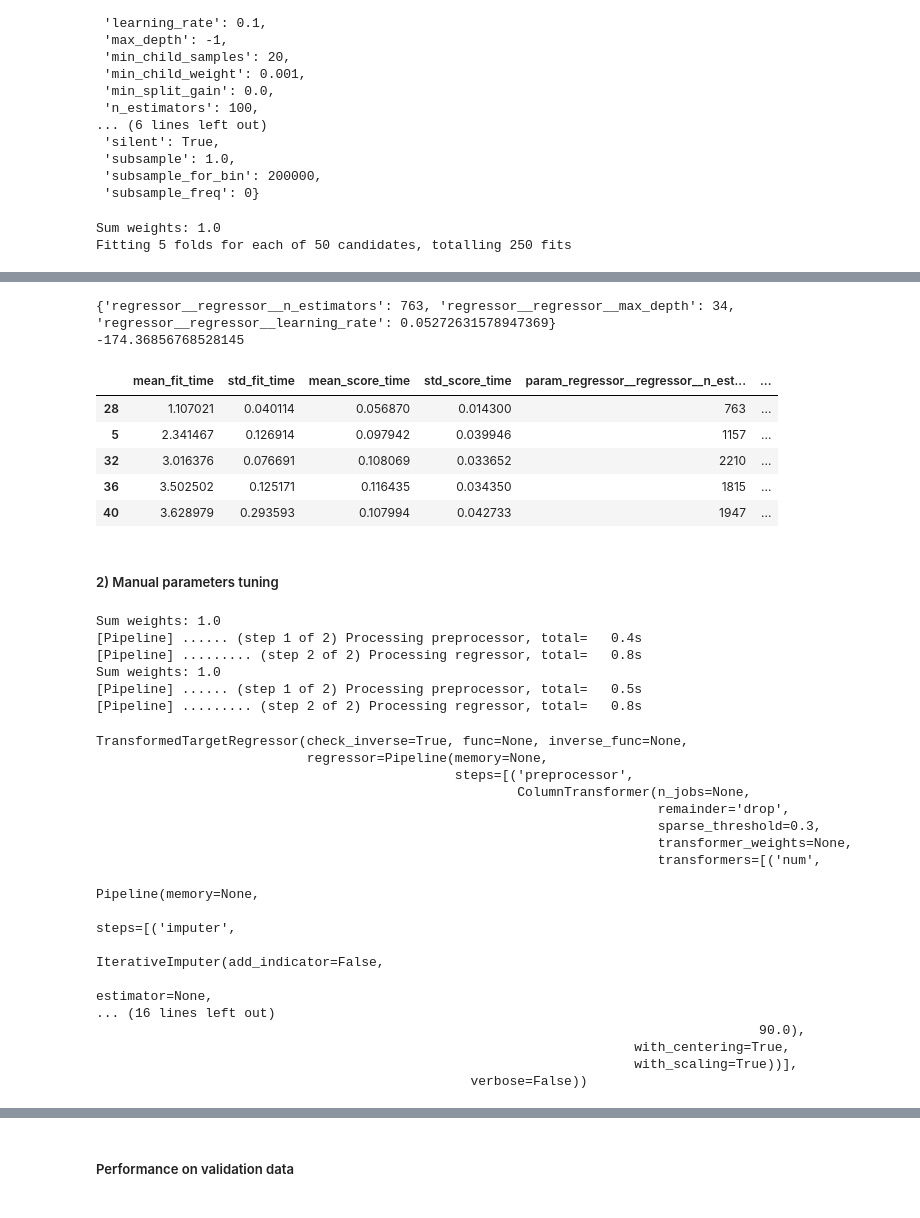
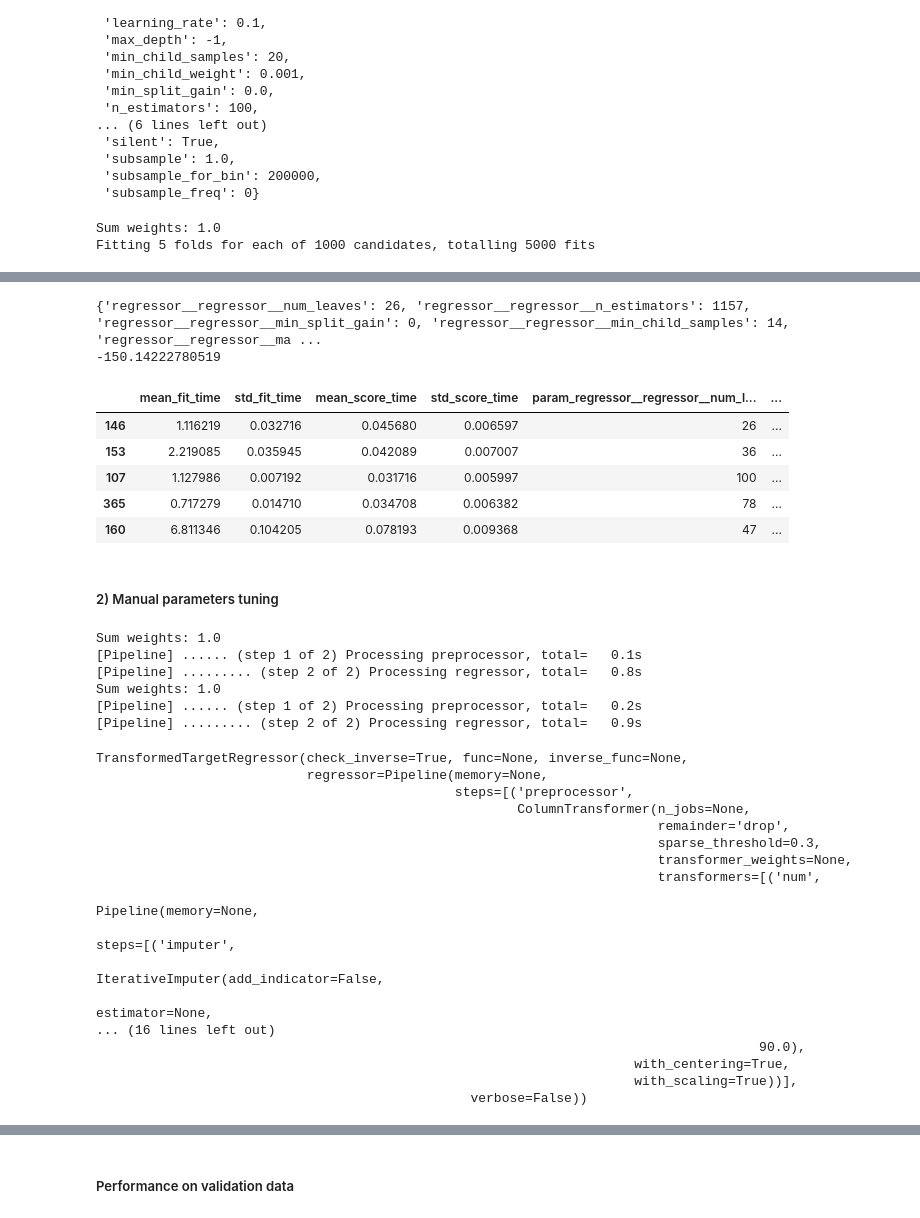
Before and after one commit to BrutishGuy/AAForB_Assignment2, a Jupyter notebook: code/PieterJan/Python/lightgbm.ipynb, the cells around one changed output, grey strips where cells are left out. Cells and saved outputs as stored; diff of their text form; code cells hidden in the pictures.

```diff
--- a/code/PieterJan/Python/lightgbm.ipynb
+++ b/code/PieterJan/Python/lightgbm.ipynb
@@ -65,9 +63,8 @@ C:\Users\Pieter-Jan\Documents\KuLeuven\Semester2\AA\AAForB_Assignment2
 The validation set is more our own kind of test set
 # %%
 # read in trainig and validation data
-# use the same data split as we did in R
-df_all_train = pd.read_csv("data\\train.csv", sep=',')
-df_test = pd.read_csv("data\\test.csv", sep=',')
+df_all_train = pd.read_csv("../../../data/train.csv", sep=',')
+df_test = pd.read_csv("../../../data/test.csv", sep=',')
 
 print(f'Dimensions of all training data {df_all_train.shape}')
 print(f'Dimension test data {df_test.shape}')
@@ -205,26 +202,49 @@ Parameters currently in use:
  'subsample_for_bin': 200000,
  'subsample_freq': 0}
 # %%
-learning_rate = [x for x in np.linspace(0.0001, 1, num = 20)]
+# boosting_type : string, optional (default='gbdt')
+boosting_type = ['gbdt', 'dart', 'goss']
+
+learning_rate = [x for x in np.linspace(0.005, .25, num = 20)]
 
 # The number of boosting stages to perform.
 # Gradient boosting is fairly robust to over-fitting so a large number usually results in better performance.
 n_estimators = [int(x) for x in np.linspace(start = 500, stop = 3000, num = 20)]
 
+# Number of samples for constructing bins.
+subsample_for_bin = [int(x) for x in np.linspace(20, 500, num = 20)]
+
+min_split_gain = [int(x) for x in np.linspace(0, .5, num = 20)]
+
+min_child_samples = [int(x) for x in np.linspace(5, 50, num = 20)]
+
+min_child_weight = [int(x) for x in np.linspace(0.001, 0.1, num = 20)]
+
+colsample_bytree = [int(x) for x in np.linspace(0.1, 1, num = 20)]
 
 # maximum depth of the individual regression estimators
-max_depth = [int(x) for x in np.linspace(1, 80, num = 20)]
+max_depth = [int(x) for x in np.linspace(2, 50, num = 10)]
 
-num_leaves= [int(x) for x in np.linspace(5, 100, num = 20)]
+num_leaves= [int(x) for x in np.linspace(5, 100, num = 10)]
+# L1 regul
+reg_alpha = [int(x) for x in np.linspace(0, .1, num = 10)]
 
-
+reg_lambda  = [int(x) for x in np.linspace(0, .1, num = 10)]
 
 # Create the random grid
 random_grid = {
+   'regressor__regressor__boosting_type': boosting_type,
    'regressor__regressor__n_estimators': n_estimators,
    'regressor__regressor__learning_rate': learning_rate,
+  # 'regressor__regressor__subsample_for_bin': subsample_for_bin,
+   'regressor__regressor__min_child_samples': min_child_samples,
+   'regressor__regressor__colsample_bytree': colsample_bytree,
+   'regressor__regressor__min_split_gain': min_split_gain,
+   # 'regressor__regressor__min_child_weight': min_child_weight,
+   #'regressor__regressor__reg_alpha': reg_alpha,
+   #'regressor__regressor__reg_lambda': reg_lambda,
    'regressor__regressor__max_depth': max_depth,
-    'regressor__regressor__num_leaves':num_leaves
+   'regressor__regressor__num_leaves':num_leaves
 }
 # %%
 # define random search (and narrow down time grid search)
@@ -232,7 +252,7 @@ random_grid = {
 if RUN_GRID_SEARCH:
     min_p_random_search = RandomizedSearchCV(
        estimator = pipeline_min_p_update,
-       param_distributions = random_grid, n_iter = 50,
+       param_distributions = random_grid, n_iter = 1000,
        cv = 5, verbose=2, random_state=1, n_jobs = -1, refit=True,
        scoring=make_scorer(custom_scoring_func_single_p, greater_is_better=False)
     )
@@ -249,5 +269,5 @@ pd.DataFrame(min_p_random_search.cv_results_).sort_values(
         by=['mean_test_score'],ascending=False).head(5)
 # %% [output]
 Sum weights: 1.0
-Fitting 5 folds for each of 50 candidates, totalling 250 fits
+Fitting 5 folds for each of 1000 candidates, totalling 5000 fits
 [Parallel(n_jobs=-1)]: Using backend LokyBackend with 4 concurrent workers.
@@ -257,11 +286,11 @@ Fitting 5 folds for each of 50 candidates, totalling 250 fits
-{'regressor__regressor__n_estimators': 763, 'regressor__regressor__max_depth': 34, 'regressor__regressor__learning_rate': 0.05272631578947369}
--174.36856768528145
+{'regressor__regressor__num_leaves': 26, 'regressor__regressor__n_estimators': 1157, 'regressor__regressor__min_split_gain': 0, 'regressor__regressor__min_child_samples': 14, 'regressor__regressor__ma ...
+-150.14222780519
-|  | mean_fit_time | std_fit_time | mean_score_time | std_score_time | param_regressor__regressor__n_est... | ... |
-| 28 | 1.107021 | 0.040114 | 0.056870 | 0.014300 | 763 | ... |
-| 5 | 2.341467 | 0.126914 | 0.097942 | 0.039946 | 1157 | ... |
-| 32 | 3.016376 | 0.076691 | 0.108069 | 0.033652 | 2210 | ... |
-| 36 | 3.502502 | 0.125171 | 0.116435 | 0.034350 | 1815 | ... |
-| 40 | 3.628979 | 0.293593 | 0.107994 | 0.042733 | 1947 | ... |
+|  | mean_fit_time | std_fit_time | mean_score_time | std_score_time | param_regressor__regressor__num_l... | ... |
+| 146 | 1.116219 | 0.032716 | 0.045680 | 0.006597 | 26 | ... |
+| 153 | 2.219085 | 0.035945 | 0.042089 | 0.007007 | 36 | ... |
+| 107 | 1.127986 | 0.007192 | 0.031716 | 0.005997 | 100 | ... |
+| 365 | 0.717279 | 0.014710 | 0.034708 | 0.006382 | 78 | ... |
+| 160 | 6.811346 | 0.104205 | 0.078193 | 0.009368 | 47 | ... |
 # %% [markdown]
 ##### 2) Manual parameters tuning
 # %%
@@ -269,9 +298,16 @@ Fitting 5 folds for each of 50 candidates, totalling 250 fits
 
 # 1) min price
 model = LGBMRegressor(
-    n_estimators = 736,
-    max_depth = 34,
-    learning_rate = 0.05
+    boosting_type='gbdt',
+    n_estimators=1157,
+    learning_rate =0.0178947,
+    min_child_samples=14,
+    min_split_gain=0,
+    colsample_bytree=1,
+    max_depth=12,
+    num_leaves = 26,
+    random_state=0
+
 )
 
 
@@ -309,11 +345,11 @@ weights_train_max_p = weights_samples(y_train.iloc[:,1], order=0)
 pipeline_max_p_update.fit(X_train, y_train.iloc[:,1])
 # %% [output]
 Sum weights: 1.0
-[Pipeline] ...... (step 1 of 2) Processing preprocessor, total=   0.4s
+[Pipeline] ...... (step 1 of 2) Processing preprocessor, total=   0.1s
 [Pipeline] ......... (step 2 of 2) Processing regressor, total=   0.8s
 Sum weights: 1.0
-[Pipeline] ...... (step 1 of 2) Processing preprocessor, total=   0.5s
-[Pipeline] ......... (step 2 of 2) Processing regressor, total=   0.8s
+[Pipeline] ...... (step 1 of 2) Processing preprocessor, total=   0.2s
+[Pipeline] ......... (step 2 of 2) Processing regressor, total=   0.9s
 TransformedTargetRegressor(check_inverse=True, func=None, inverse_func=None,
                            regressor=Pipeline(memory=None,
                                               steps=[('preprocessor',
```
Also changed, not shown: parts of 13 cells of this notebook, 16 other files.
